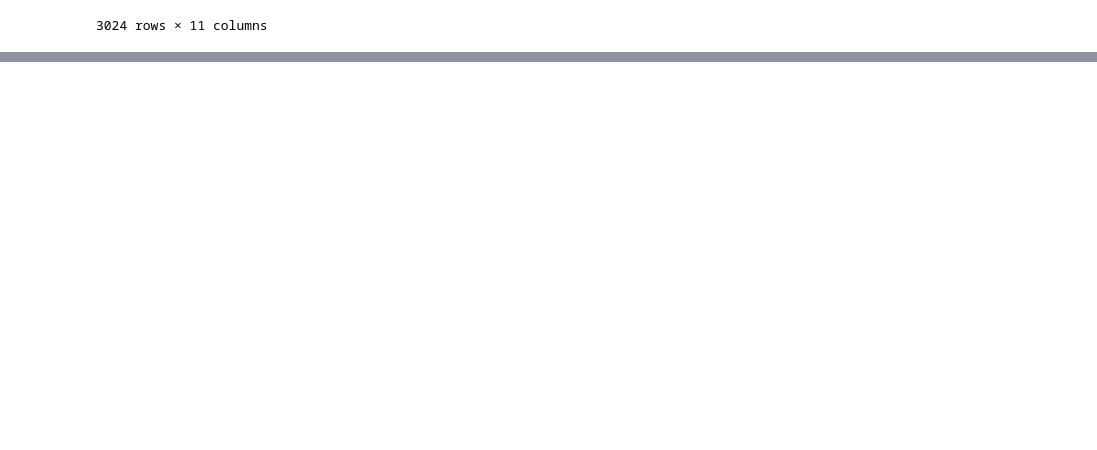
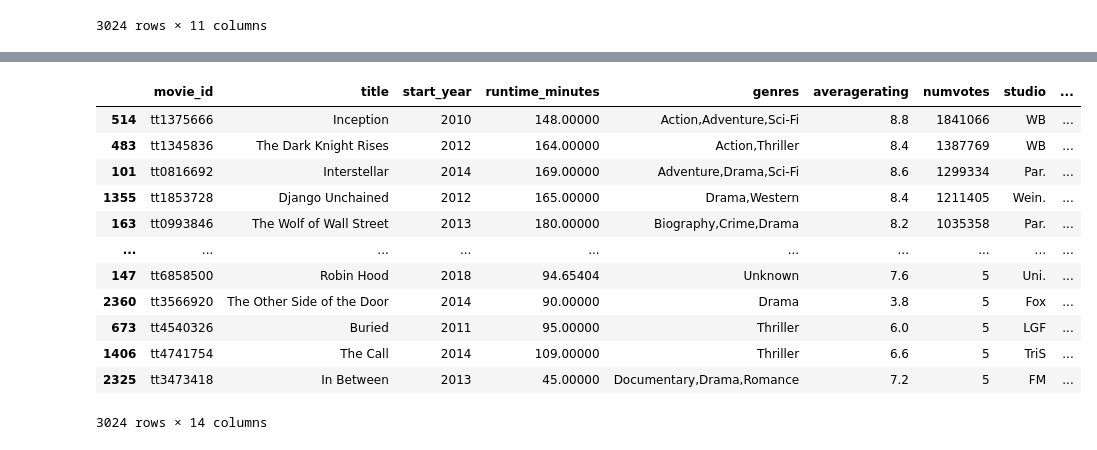
Before and after one commit to bedankibunja/microsoft-movies-project, a Jupyter notebook: student.ipynb, the cells around one changed output, grey strips where cells are left out. Cells and saved outputs as stored; diff of their text form; code cells hidden in the pictures; blank space fills up the shorter version.

Commit message:
Top Ranking Movie Genres

```diff
--- a/student.ipynb
+++ b/student.ipynb
@@ -388,0 +405,21 @@ merged1_movies
+# %%
+#separate the genre that are combined while dropping the nulls
+merged1_movies['genres'].unique()
+merged1_movies[['genre_1','genre_2','genre_3']]= merged1_movies['genres'].str.split(',',expand = True)
+merged1_movies.dropna(subset=['genres'], inplace = True)
+merged1_movies=merged1_movies.sort_values('numvotes', ascending=False)
+merged1_movies
+# %% [output]
+|  | movie_id | title | start_year | runtime_minutes | genres | averagerating | numvotes | studio | ... |
+| 514 | tt1375666 | Inception | 2010 | 148.00000 | Action,Adventure,Sci-Fi | 8.8 | 1841066 | WB | ... |
+| 483 | tt1345836 | The Dark Knight Rises | 2012 | 164.00000 | Action,Thriller | 8.4 | 1387769 | WB | ... |
+| 101 | tt0816692 | Interstellar | 2014 | 169.00000 | Adventure,Drama,Sci-Fi | 8.6 | 1299334 | Par. | ... |
+| 1355 | tt1853728 | Django Unchained | 2012 | 165.00000 | Drama,Western | 8.4 | 1211405 | Wein. | ... |
+| 163 | tt0993846 | The Wolf of Wall Street | 2013 | 180.00000 | Biography,Crime,Drama | 8.2 | 1035358 | Par. | ... |
+| ... | ... | ... | ... | ... | ... | ... | ... | ... | ... |
+| 147 | tt6858500 | Robin Hood | 2018 | 94.65404 | Unknown | 7.6 | 5 | Uni. | ... |
+| 2360 | tt3566920 | The Other Side of the Door | 2014 | 90.00000 | Drama | 3.8 | 5 | Fox | ... |
+| 673 | tt4540326 | Buried | 2011 | 95.00000 | Thriller | 6.0 | 5 | LGF | ... |
+| 1406 | tt4741754 | The Call | 2014 | 109.00000 | Thriller | 6.6 | 5 | TriS | ... |
+| 2325 | tt3473418 | In Between | 2013 | 45.00000 | Documentary,Drama,Romance | 7.2 | 5 | FM | ... |
+3024 rows × 14 columns
```
Also changed, not shown: parts of 15 cells of this notebook.
